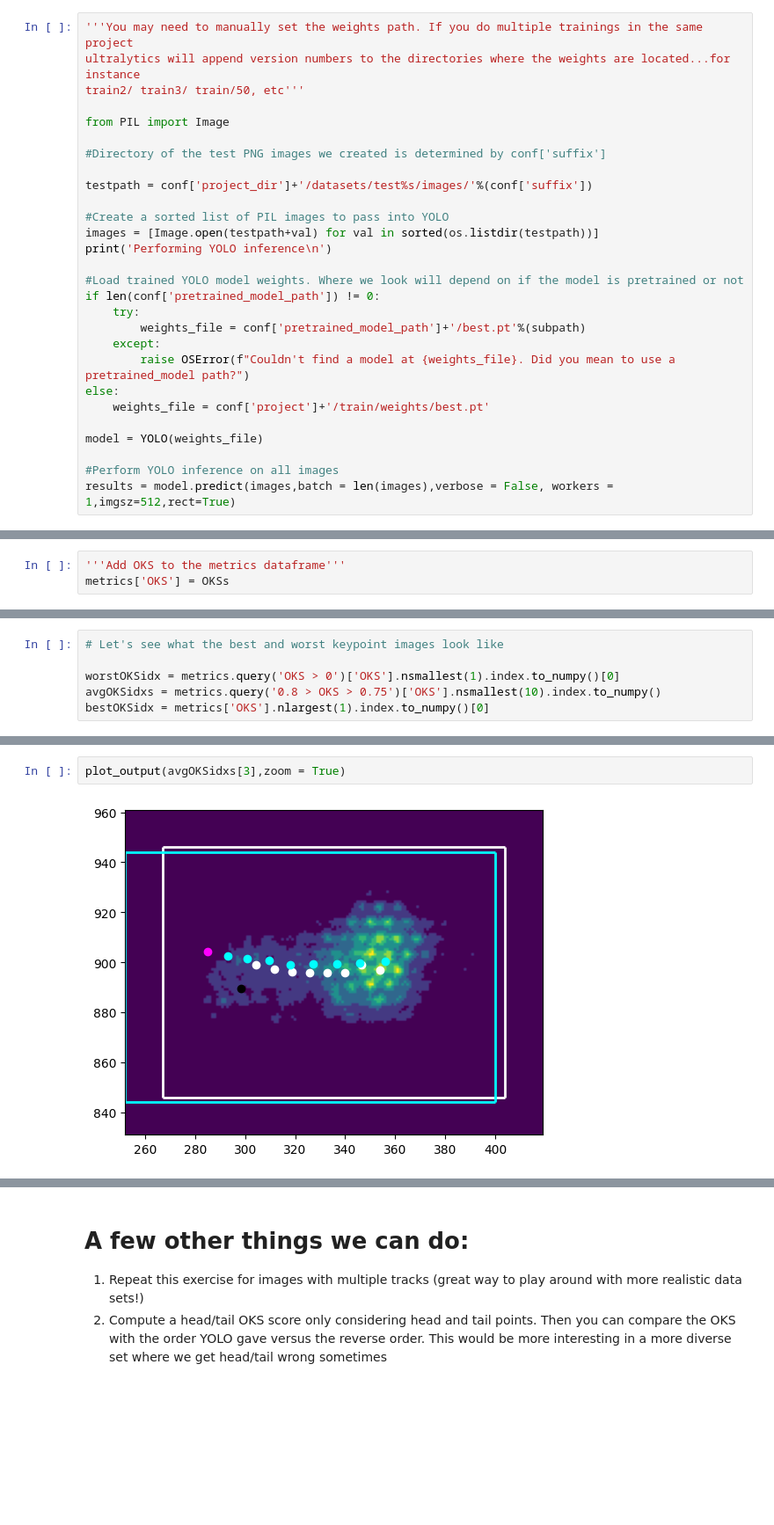
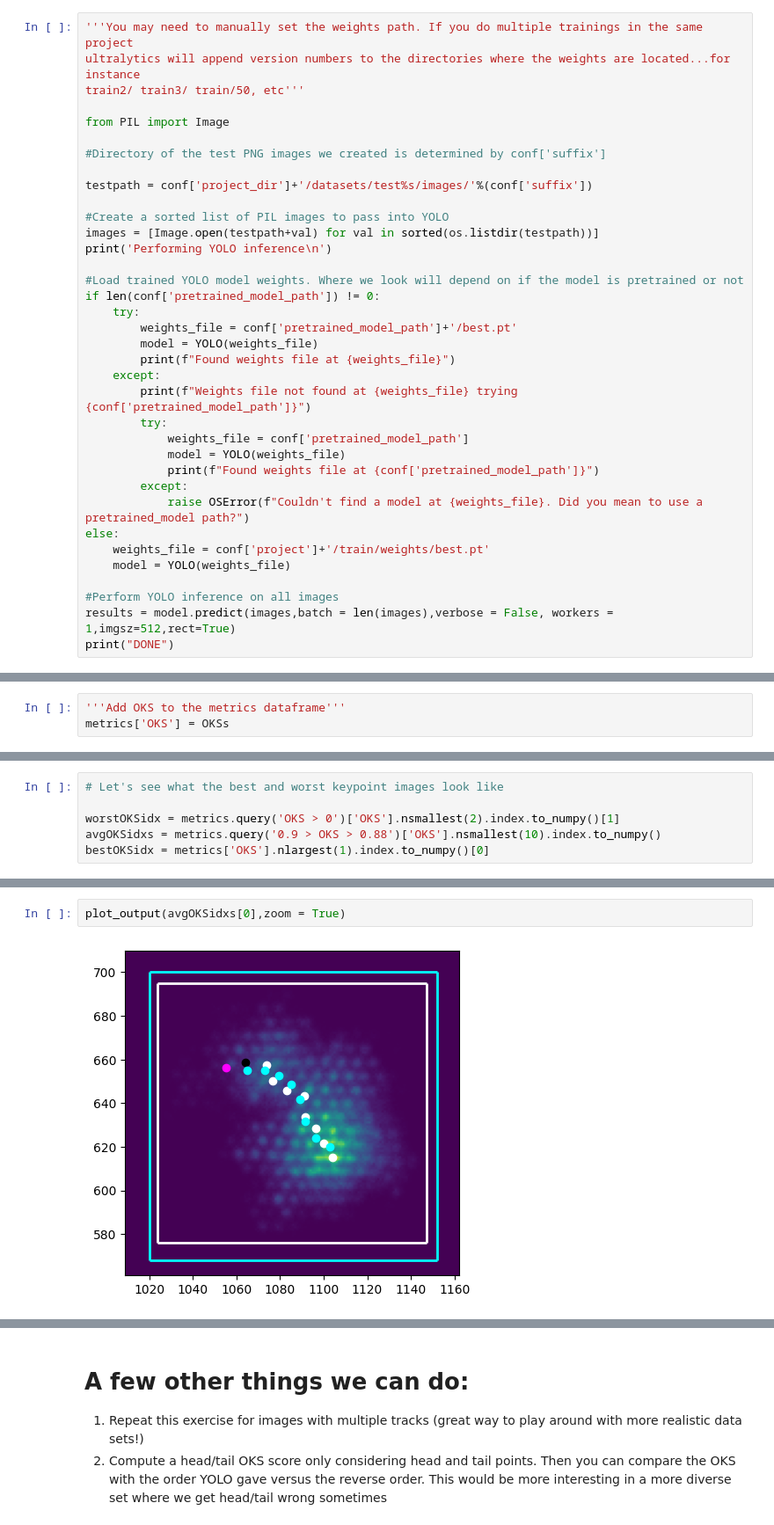
Before and after one commit to jschuel/migKeyPoint, a Jupyter notebook: migKeyPoint/notebooks/keyPoint_example_part2_analyzing_YOLO_outputs.ipynb, the cells around one changed output, grey strips where cells are left out. Shown at 88% size. Saved outputs shown, nothing was run; the diff lists cells and outputs as text; blank space fills up the shorter version.

```diff
--- a/migKeyPoint/notebooks/keyPoint_example_part2_analyzing_YOLO_outputs.ipynb
+++ b/migKeyPoint/notebooks/keyPoint_example_part2_analyzing_YOLO_outputs.ipynb
@@ -71,15 +56,23 @@ print('Performing YOLO inference\n')
 #Load trained YOLO model weights. Where we look will depend on if the model is pretrained or not
 if len(conf['pretrained_model_path']) != 0:
     try:
-        weights_file = conf['pretrained_model_path']+'/best.pt'%(subpath)
+        weights_file = conf['pretrained_model_path']+'/best.pt'
+        model = YOLO(weights_file)
+        print(f"Found weights file at {weights_file}")
     except:
-        raise OSError(f"Couldn't find a model at {weights_file}. Did you mean to use a pretrained_model path?")
+        print(f"Weights file not found at {weights_file} trying {conf['pretrained_model_path']}")
+        try:
+            weights_file = conf['pretrained_model_path']
+            model = YOLO(weights_file)
+            print(f"Found weights file at {conf['pretrained_model_path']}")
+        except:
+            raise OSError(f"Couldn't find a model at {weights_file}. Did you mean to use a pretrained_model path?")
 else:
     weights_file = conf['project']+'/train/weights/best.pt'
-
-model = YOLO(weights_file)
+    model = YOLO(weights_file)
 
 #Perform YOLO inference on all images
 results = model.predict(images,batch = len(images),verbose = False, workers = 1,imgsz=512,rect=True)
+print("DONE")
 # %% [output]
 Performing YOLO inference
@@ -514,8 +505,8 @@ metrics.query('OKS > 0')['OKS'].mean()
 # %%
 # Let's see what the best and worst keypoint images look like
 
-worstOKSidx = metrics.query('OKS > 0')['OKS'].nsmallest(1).index.to_numpy()[0]
-avgOKSidxs = metrics.query('0.8 > OKS > 0.75')['OKS'].nsmallest(10).index.to_numpy()
+worstOKSidx = metrics.query('OKS > 0')['OKS'].nsmallest(2).index.to_numpy()[1]
+avgOKSidxs = metrics.query('0.9 > OKS > 0.88')['OKS'].nsmallest(10).index.to_numpy()
 bestOKSidx = metrics['OKS'].nlargest(1).index.to_numpy()[0]
 # %%
 plot_output(worstOKSidx,zoom = True)
@@ -524,7 +515,7 @@ plot_output(worstOKSidx,zoom = True)
 # %%
-plot_output(avgOKSidxs[3],zoom = True)
+plot_output(avgOKSidxs[0],zoom = True)
 # %% [output]
-[figure, old version]
+[figure, new version]
 # %%
 plot_output(bestOKSidx,zoom = True)
 # %% [output]
```
Also changed, not shown: parts of 34 cells of this notebook, 3 other files.
